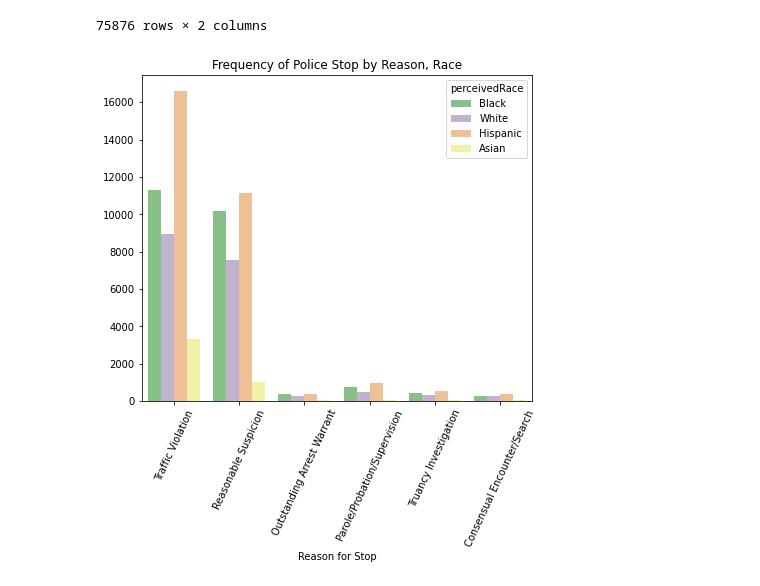
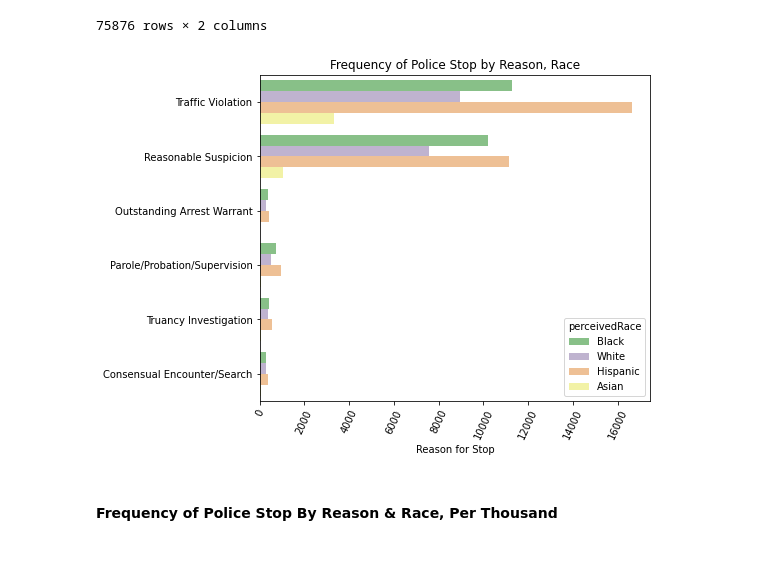
Before and after one commit to tsamba120/Long-Beach-Policing-Analysis, a Jupyter notebook: notebooks/lbpd_eda.ipynb, the cells around one changed output. Drawn from its saved outputs; the diff is of its cells as text; code cells hidden in the pictures; blank space fills up the shorter version.

Commit message:
5/20/21 - EDA (per thousand calc/viz)

```diff
--- a/notebooks/lbpd_eda.ipynb
+++ b/notebooks/lbpd_eda.ipynb
@@ -192,12 +192,14 @@ for r in rfs_replace_dict:
 # %%
 plt.style.use('default')
 %matplotlib inline
 fig, ax = plt.subplots(figsize=(7,6))
-g = sns.countplot(x='reasonForStop', data=total_df, hue='perceivedRace', palette='Accent')
+g = sns.countplot(y='reasonForStop', data=total_df, hue='perceivedRace', palette='Accent')
 ax.tick_params(axis='x', labelsize=10, rotation=65)
 ax.tick_params(axis='y', labelsize=10)
 plt.xlabel('Reason for Stop')
 plt.ylabel('')
 plt.title('Frequency of Police Stop by Reason, Race');
 # %% [output]
-[figure, old version]
+[figure, new version]
+# %% [markdown]
+#### Frequency of Police Stop By Reason & Race, Per Thousand
```
Also changed, not shown: parts of 12 cells of this notebook.
